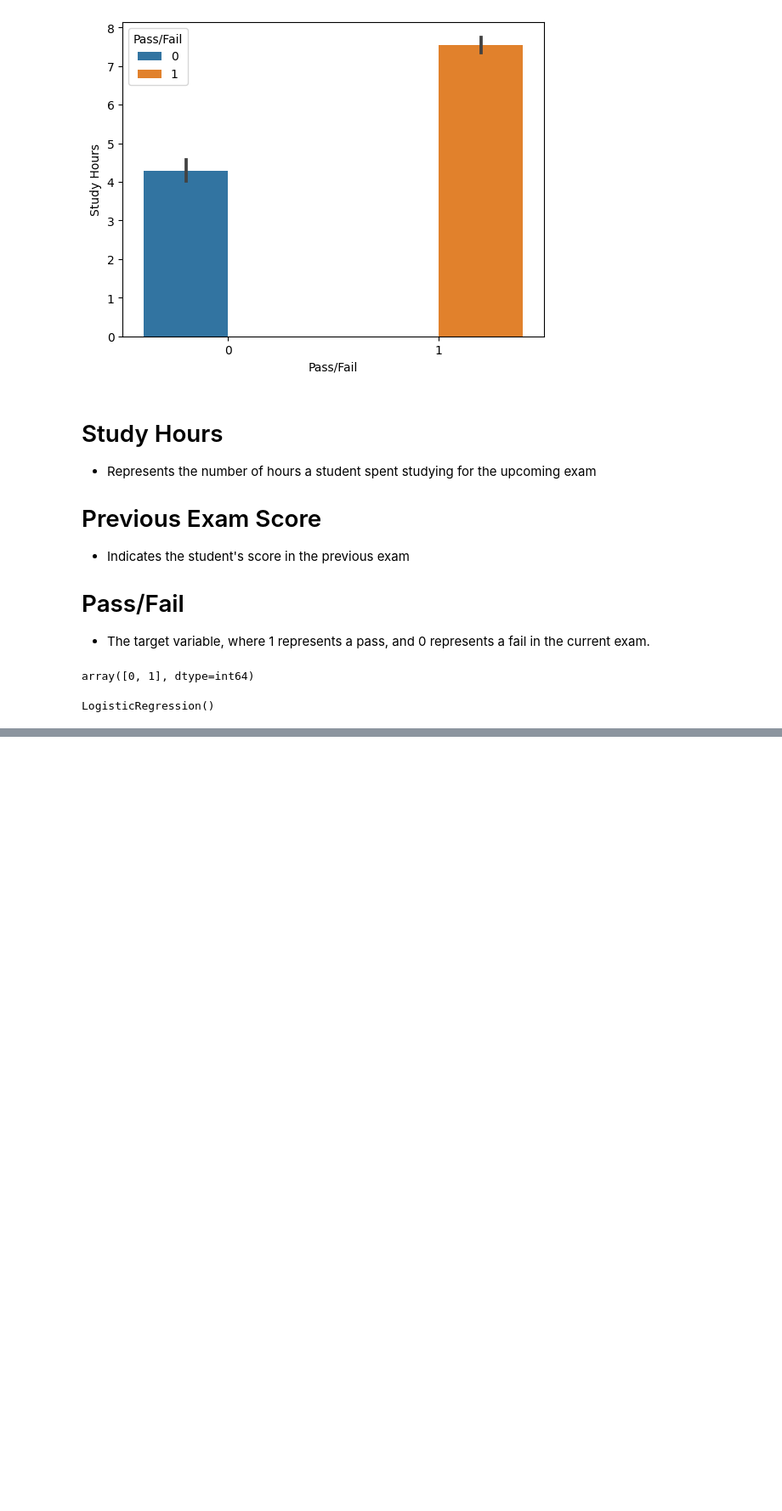
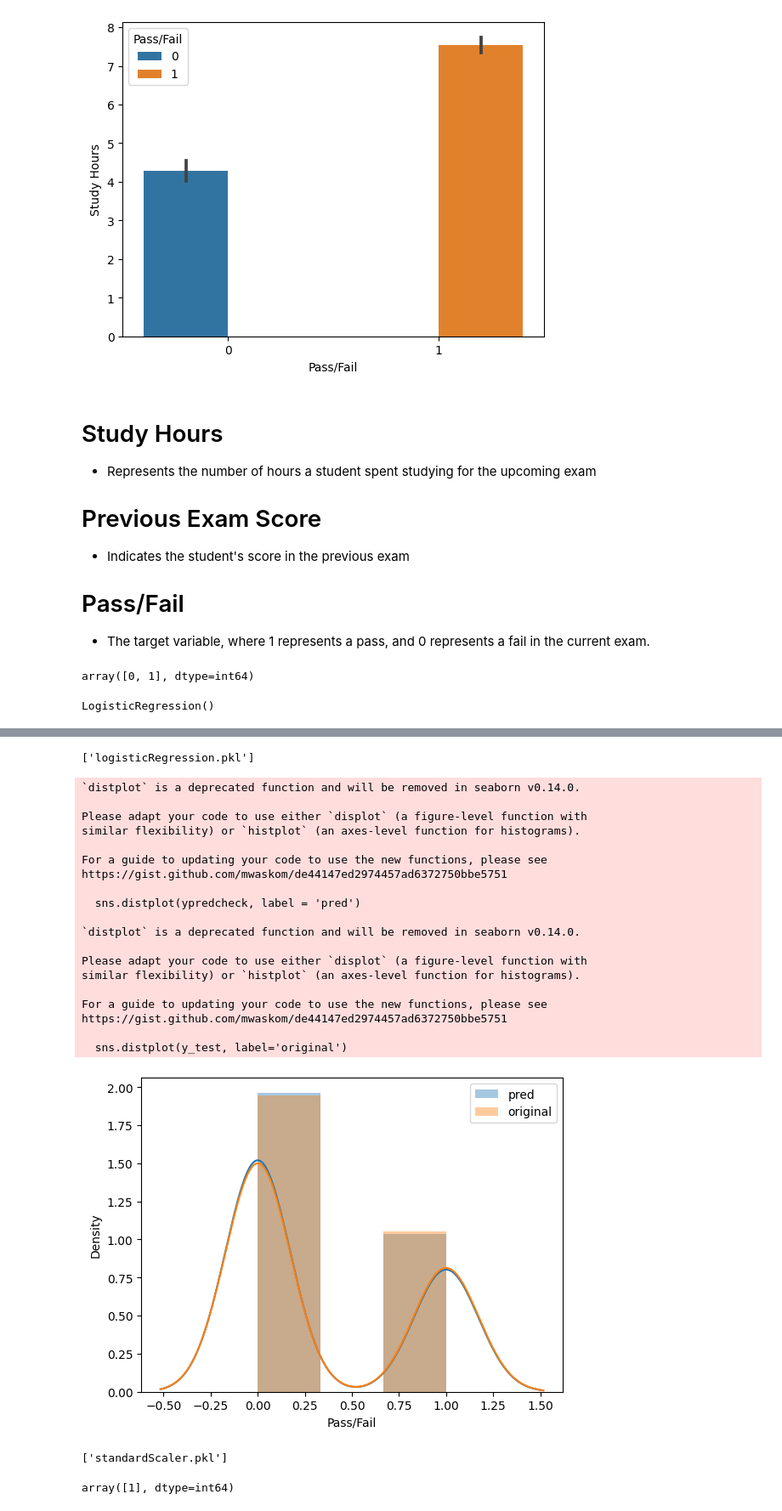
Before and after one commit to tabishqidwai98/Student-Exam-Performace-analysis, a Jupyter notebook: Analysis_model.ipynb, the cells around one changed output, grey strips where cells are left out. Shown at 85% size. Drawn from its saved outputs; the diff is of its cells as text; code cells hidden in the pictures; blank space fills up the shorter version.

Commit message:
model Integrated
model integrated, works fine , predicts on data from dataset, type :  float

```diff
--- a/Analysis_model.ipynb
+++ b/Analysis_model.ipynb
@@ -162,0 +180,38 @@ mean_squared_error(y_true=y_test, y_pred=ypred)
+# %%
+joblib.dump(model, 'logisticRegression.pkl')
+# %% [output]
+['logisticRegression.pkl']
+# %%
+logReg = joblib.load('logisticRegression.pkl')
+# %%
+ypredcheck = logReg.predict(X_test)
+# %%
+sns.distplot(ypredcheck, label = 'pred')
+sns.distplot(y_test, label='original')
+plt.legend()
+plt.show()
+# %% [output]
+`distplot` is a deprecated function and will be removed in seaborn v0.14.0.
+
+Please adapt your code to use either `displot` (a figure-level function with
+similar flexibility) or `histplot` (an axes-level function for histograms).
+
+For a guide to updating your code to use the new functions, please see
+https://gist.github.com/mwaskom/de44147ed2974457ad6372750bbe5751
+
+  sns.distplot(ypredcheck, label = 'pred')
+
+`distplot` is a deprecated function and will be removed in seaborn v0.14.0.
+
+Please adapt your code to use either `displot` (a figure-level function with
+similar flexibility) or `histplot` (an axes-level function for histograms).
+
+For a guide to updating your code to use the new functions, please see
+https://gist.github.com/mwaskom/de44147ed2974457ad6372750bbe5751
+
+  sns.distplot(y_test, label='original')
+[figure, added]
+# %%
+joblib.dump(scaler, 'standardScaler.pkl')
+# %% [output]
+['standardScaler.pkl']
@@ -162,0 +220,4 @@ mean_squared_error(y_true=y_test, y_pred=ypred)
+# %%
+ypredcheck
+# %% [output]
+array([1], dtype=int64)
```
Also changed, not shown: parts of 9 cells of this notebook, 3 other files.
